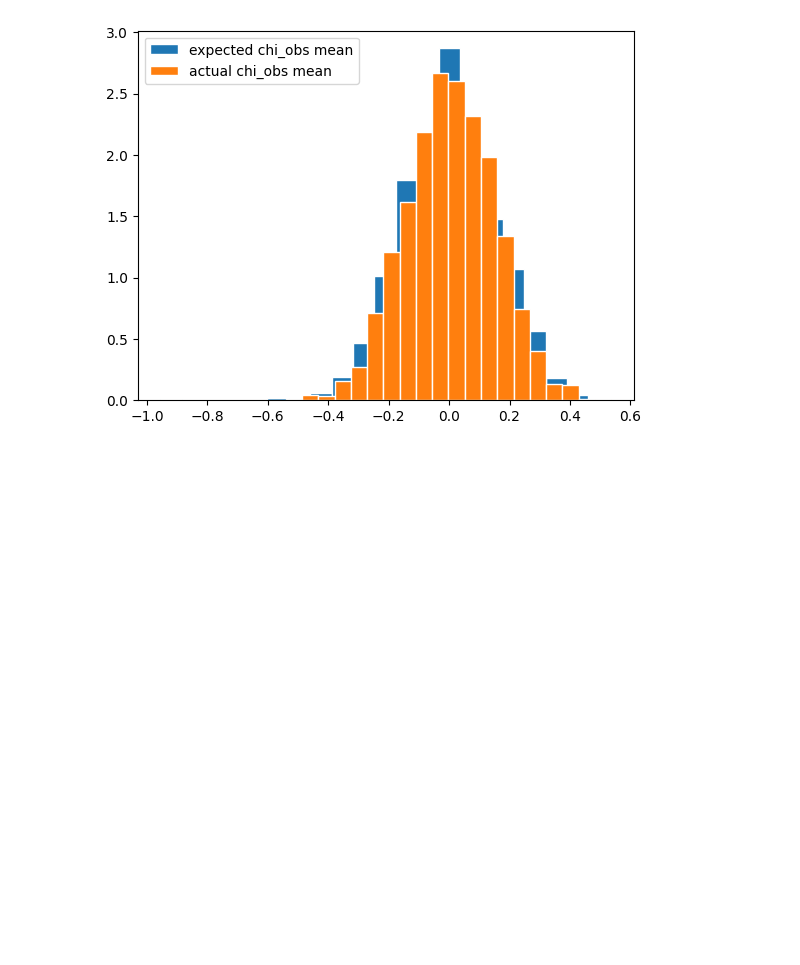
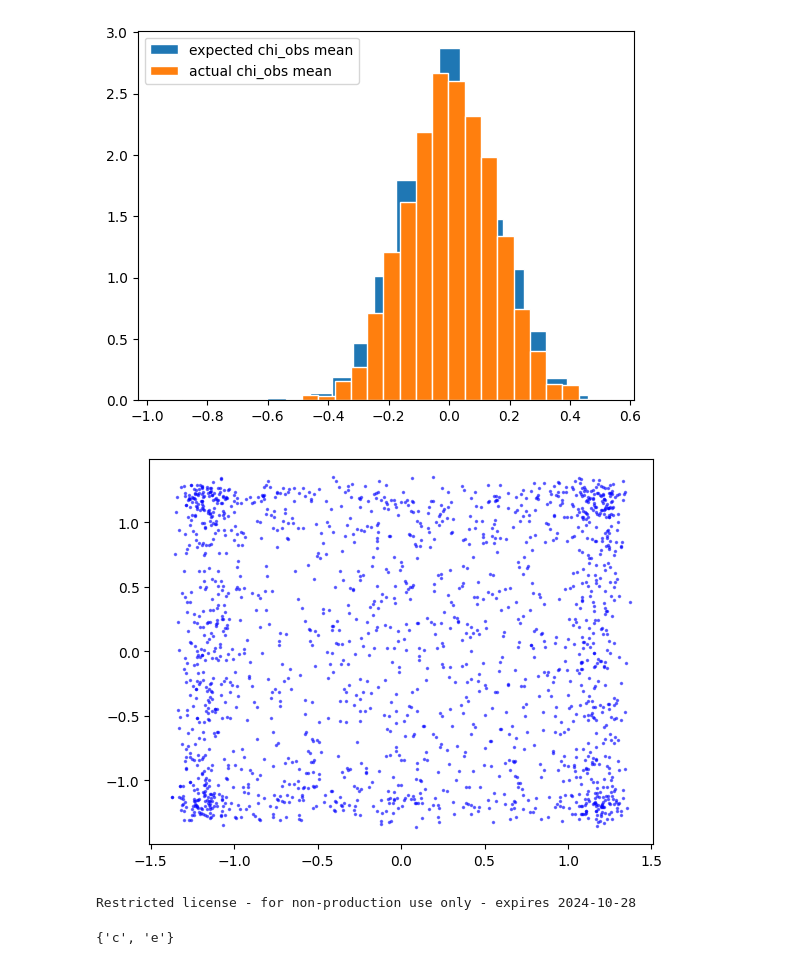
Before and after one commit to pnnl-predictive-phenomics/emll, a Jupyter notebook: notebooks/hackett.ipynb, the cells around one changed output. Drawn from its saved outputs; the diff is of its cells as text; code cells hidden in the pictures; blank space fills up the shorter version.

```diff
--- a/notebooks/hackett.ipynb
+++ b/notebooks/hackett.ipynb
@@ -549,25 +609,42 @@ plt.legend()
 # %%
 def plot_hpd(ax, expected, actual, error=False, ms=3, alpha=0.5, color='b'):
     # if error:
     #     ax.plot(np.vstack([real.values.flatten(), real.values.flatten()]),
     #             pm.hdi(ppc).to_array().to_numpy().reshape(-1, 2).T, color=color, lw=1, alpha=0.05, zorder=0)
-    ax.plot(expected.median(dim=['chain','draw']), actual.median(dim=['chain','draw']), '.', ms=ms, color=color, alpha=alpha, zorder=0)
+    ax.plot(expected.median(dim=['chain','draw']).to_numpy().flatten(), actual.median(dim=['chain','draw']).to_numpy().flatten(), '.', ms=ms, color=color, alpha=alpha, zorder=0)
 
 
-fig, ax_matrix = plt.subplots(ncols=3, nrows=1, figsize=(6.5, 5),
+fig, ax_matrix = plt.subplots(ncols=1, nrows=1, figsize=(6.5, 5),
                               sharex='row', sharey='row')
 
-for ax in ax_matrix[1,:].flatten():
-    ax.set_aspect('equal')
 
-_ = ax_matrix[0,0].hist(expected_chi_obs_mean, bins=15, lw=1,
-                        edgecolor='w', density=True, facecolor='.4')
-_ = ax_matrix[0,1].hist(np.log(np.clip(vn.values.flatten(), 1E-8, 1E8)), bins=15, lw=1,
-                        edgecolor='w', density=True, facecolor='.4')
-_ = ax_matrix[0,2].hist(np.log(en.values.flatten()), bins=15, lw=1, edgecolor='w',
-                        density=True, facecolor='.4')
+plot_hpd(ax_matrix,expected_chi_obs, actual_chi_obs )
 
-plot_hpd(ax_matrix[1,0], xn,
-         trace.posterior['chi_ss'][:, :, :, x_inds])
-plot_hpd(ax_matrix[1,1], np.log(vn),
-         np.log(np.clip(trace.posterior['vn_ss'][:, :, :, v_inds], 1E-8, 1E8)))
+# fig, ax_matrix = plt.subplots(ncols=3, nrows=1, figsize=(6.5, 5),
+#                               sharex='row', sharey='row')
+
+# for ax in ax_matrix[1,:].flatten():
+#     ax.set_aspect('equal')
+
+# _ = ax_matrix[0,0].hist(expected_chi_obs_mean, bins=15, lw=1,
+#                         edgecolor='w', density=True, facecolor='.4')
+# _ = ax_matrix[0,1].hist(np.log(np.clip(vn.values.flatten(), 1E-8, 1E8)), bins=15, lw=1,
+#                         edgecolor='w', density=True, facecolor='.4')
+# _ = ax_matrix[0,2].hist(np.log(en.values.flatten()), bins=15, lw=1, edgecolor='w',
+#                         density=True, facecolor='.4')
+
+# plot_hpd(ax_matrix[1,0], xn,
+#          trace.posterior['chi_ss'][:, :, :, x_inds])
+# plot_hpd(ax_matrix[1,1], np.log(vn),
+#          np.log(np.clip(trace.posterior['vn_ss'][:, :, :, v_inds], 1E-8, 1E8)))
+# %% [output]
+[figure, added]
+# %%
+import cobra
+model = cobra.io.load_yaml_model("data/jol2012.yaml")
+# %% [output]
+Restricted license - for non-production use only - expires 2024-10-28
+# %%
+model.reactions.ATPS.compartments
+# %% [output]
+{'c', 'e'}
```
Also changed, not shown: parts of 5 cells of this notebook, 8 other files.
